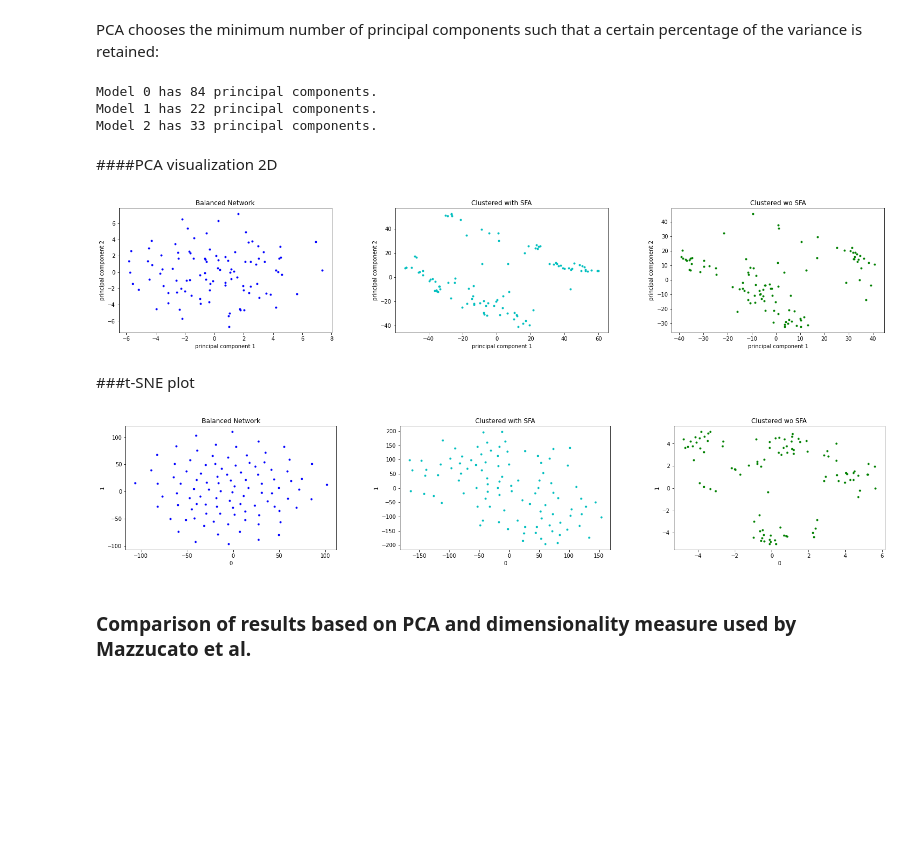
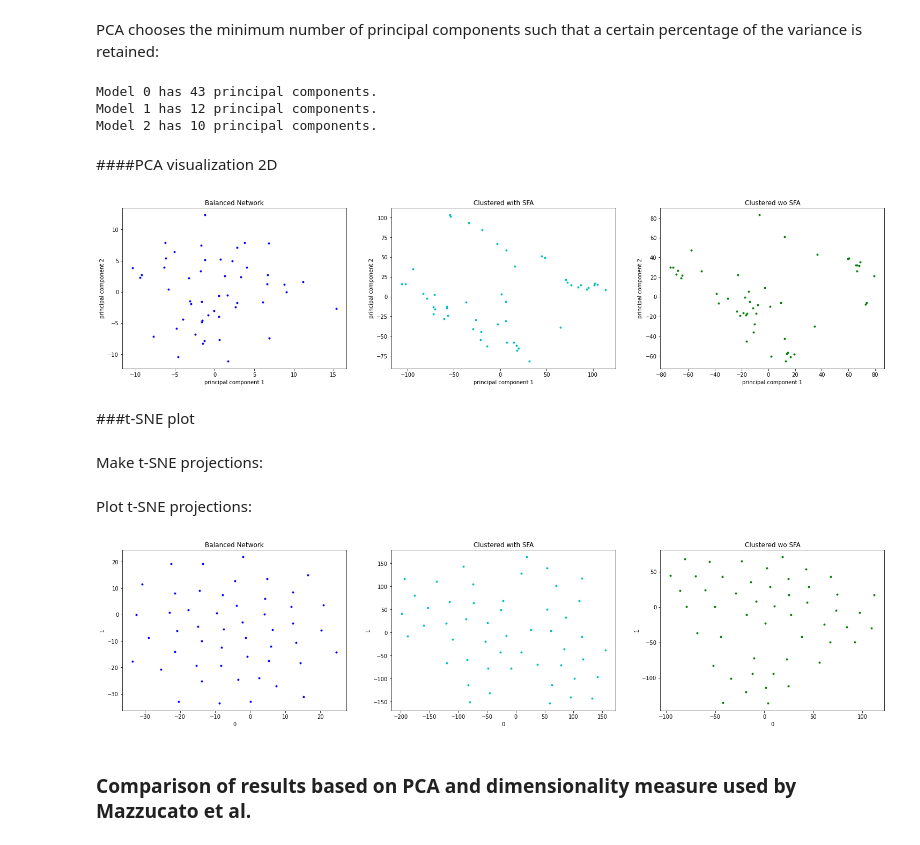
Before and after one commit to LeyloJohnny/Computational-Neuroscience, a Jupyter notebook: Dimensionality_reduction.ipynb, the cells around one changed output. Drawn from its saved outputs; the diff is of its cells as text; code cells hidden in the pictures; blank space fills up the shorter version.

```diff
--- a/Dimensionality_reduction.ipynb
+++ b/Dimensionality_reduction.ipynb
@@ -135,7 +135,7 @@ for i in range(len(models)):
 import numpy as np
 
 #define a time window (in milliseconds)
-window = 50
+window = 100
 
 #calculate number of intervals based on recorded time span / time window
 intervals = int(np.max(models_x[i][0, :]+ 1)/window)
@@ -354,53 +359,55 @@ for i in range(len(models)):
   #print the number of principal components for each model
   print("Model " + str(i) + " has " + str(n_components[i]) + " principal components.")
 # %% [output]
-Model 0 has 84 principal components.
-Model 1 has 22 principal components.
-Model 2 has 33 principal components.
+Model 0 has 43 principal components.
+Model 1 has 12 principal components.
+Model 2 has 10 principal components.
 # %% [markdown]
 ####PCA visualization 2D
 # %%
 #initiate figure and axes
-fig, axes = plt.subplots(figsize= (20, 4), nrows=1, ncols=len(models))
+fig, axes = plt.subplots(figsize= (20, 5), nrows=1, ncols=len(models))
 
 #define title for columns
 cols = ['{}'.format(col) for col in model_names]
 
-#define x and y axes of each subplot (principal components and explained variance)
+#define x and y axes of each subplot (principal components)
 plt.setp(axes.flat, xlabel='principal component 1', ylabel='principal component 2')
 
 #define pad (required for spacing between subplots and labels)
 pad = 5 # in points
 
 #label columns
 for ax, col in zip(axes, cols):
     ax.annotate(col, xy=(0.5, 1), xytext=(0, pad),
                 xycoords='axes fraction', textcoords='offset points',
                 size='large', ha='center', va='baseline')
 
 #arrange subplots
 fig.tight_layout()
 # tight_layout doesn't take labels into account
 # more space needed:
-fig.subplots_adjust(left = 0, top = 0.95, wspace = 0.3)
+fig.subplots_adjust(left = 0, top = 0.95, wspace = 0.2)
 
 #define colors for different models
 colors = ['b', 'c', 'g']
 
 #for every model
 for model in range(len(models)):
   #make subplots, intervals in columns, models in rows, different color for every model
-  #y axis:
-  #x axis:
+  #y axis: principal component 2
+  #x axis: principal component 1
 
   axes[model].scatter(pca_results[model][:, 0],pca_results[model][:, 1], color = colors[model], marker = ".")
 
 #show the figure
 plt.show()
 # %% [output]
-[figure, old version]
+[figure, new version]
 # %% [markdown]
 ###t-SNE plot
+# %% [markdown]
+Make t-SNE projections:
 # %%
 from sklearn.manifold import TSNE
 
@@ -412,12 +422,14 @@ for model in range(len(models)):
   projections.append(tsne.fit_transform(models_data[model]))
+# %% [markdown]
+Plot t-SNE projections:
 # %%
 #initiate figure and axes
-fig, axes = plt.subplots(figsize= (20, 4), nrows=1, ncols=len(models))
+fig, axes = plt.subplots(figsize= (20, 5), nrows=1, ncols=len(models))
 
 #define title for columns
 cols = ['{}'.format(col) for col in model_names]
 
-#define x and y axes of each subplot (principal components and explained variance)
+#define x and y axes of each subplot (projections based on t-SNE)
 plt.setp(axes.flat, xlabel='0', ylabel='1')
 
 #define pad (required for spacing between subplots and labels)
@@ -433,23 +445,21 @@ for ax, col in zip(axes, cols):
 fig.tight_layout()
 # tight_layout doesn't take labels into account
 # more space needed:
-fig.subplots_adjust(left = 0, top = 0.95, wspace = 0.3)
+fig.subplots_adjust(left = 0, top = 0.95, wspace = 0.2)
 
 #define colors for different models
 colors = ['b', 'c', 'g']
 
 #for every model
 for model in range(len(models)):
-  #make subplots, intervals in columns, models in rows, different color for every model
-  #y axis:
-  #x axis:
+  #make subplots, using a different color for every model
 
   axes[model].scatter(projections[model][:, 0],projections[model][:, 1], color = colors[model], marker = ".")
 
 #show the figure
 plt.show()
 # %% [output]
-[figure, old version]
+[figure, new version]
 # %% [markdown]
 ### Comparison of results based on PCA and dimensionality measure used by Mazzucato et al.
 # %%
```
Also changed, not shown: parts of 5 cells of this notebook.
